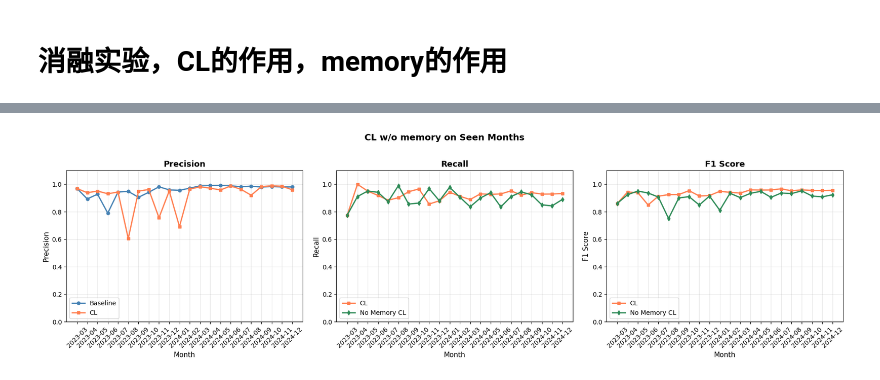
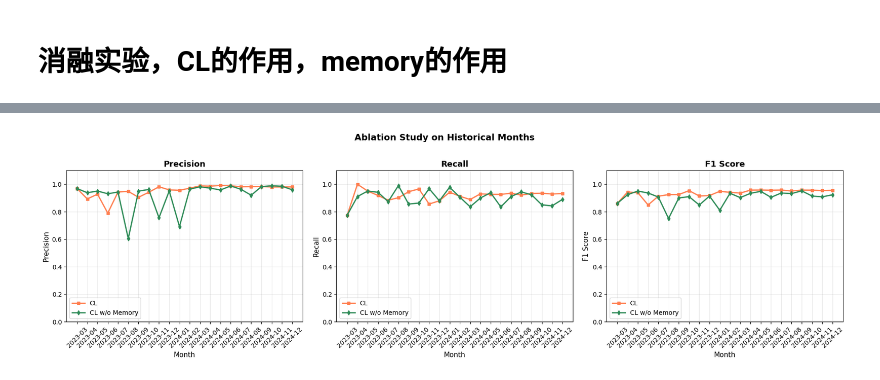
Before and after one commit to Kirin2003/GMLLM, a Jupyter notebook: results/plot_results_ablation.ipynb, the cells around one changed output, grey strips where cells are left out. Drawn from its saved outputs; the diff is of its cells as text; code cells hidden in the pictures.

```diff
--- a/results/plot_results_ablation.ipynb
+++ b/results/plot_results_ablation.ipynb
@@ -122,44 +122,44 @@ no_mem_seen_month_f1 = no_mem_seen_month['f1']
 fig, axes = plt.subplots(1, 3, figsize=(18, 5))
 
 # 子图1: Precision
-axes[0].plot(months, CL_seen_month_precision, 'o-', label='Baseline', color='steelblue', linewidth=2, markersize=5)
-axes[0].plot(months, no_mem_seen_month_precision, 's-', label='CL', color='coral', linewidth=2, markersize=5)
+axes[0].plot(months, CL_seen_month_precision, 's-', label='CL', color='coral', linewidth=2, markersize=5)
+axes[0].plot(months, no_mem_seen_month_precision, 'd-', label='CL w/o Memory', color='seagreen', linewidth=2, markersize=5)
 axes[0].set_xlabel('Month', fontsize=11)
 axes[0].set_ylabel('Precision', fontsize=11)
 axes[0].set_title('Precision', fontsize=13, fontweight='bold')
 axes[0].legend()
 axes[0].set_ylim(0, 1.1)
 axes[0].grid(alpha=0.3)
 axes[0].tick_params(axis='x', rotation=45)
 
 # 子图2: Recall
 axes[1].plot(months, CL_seen_month_recall, 's-', label='CL', color='coral', linewidth=2, markersize=5)
-axes[1].plot(months, no_mem_seen_month_recall, 'd-', label='No Memory CL', color='seagreen', linewidth=2, markersize=5)
+axes[1].plot(months, no_mem_seen_month_recall, 'd-', label='CL w/o Memory', color='seagreen', linewidth=2, markersize=5)
 axes[1].set_xlabel('Month', fontsize=11)
 axes[1].set_ylabel('Recall', fontsize=11)
 axes[1].set_title('Recall', fontsize=13, fontweight='bold')
 axes[1].legend()
 axes[1].set_ylim(0, 1.1)
 axes[1].grid(alpha=0.3)
 axes[1].tick_params(axis='x', rotation=45)
 
 # 子图3: F1
 axes[2].plot(months, CL_seen_month_f1, 's-', label='CL', color='coral', linewidth=2, markersize=5)
-axes[2].plot(months, no_mem_seen_month_f1, 'd-', label='No Memory CL', color='seagreen', linewidth=2, markersize=5)
+axes[2].plot(months, no_mem_seen_month_f1, 'd-', label='CL w/o Memory', color='seagreen', linewidth=2, markersize=5)
 
 axes[2].set_xlabel('Month', fontsize=11)
 axes[2].set_ylabel('F1 Score', fontsize=11)
 axes[2].set_title('F1 Score', fontsize=13, fontweight='bold')
 axes[2].legend()
 axes[2].set_ylim(0, 1.1)
 axes[2].grid(alpha=0.3)
 axes[2].tick_params(axis='x', rotation=45)
 
-plt.suptitle('CL w/o memory on Seen Months', fontsize=14, fontweight='bold', y=1.02)
+plt.suptitle('Ablation Study on Historical Months', fontsize=14, fontweight='bold', y=1.02)
 plt.tight_layout()
 plt.show()
 # %% [output]
-[figure, old version]
+[figure, new version]
 # %%
 # 统计对比
 CL_seen_month_f1 = np.array(CL_seen_month_f1)
```
Also changed, not shown: parts of 3 cells of this notebook, 8 other files.
